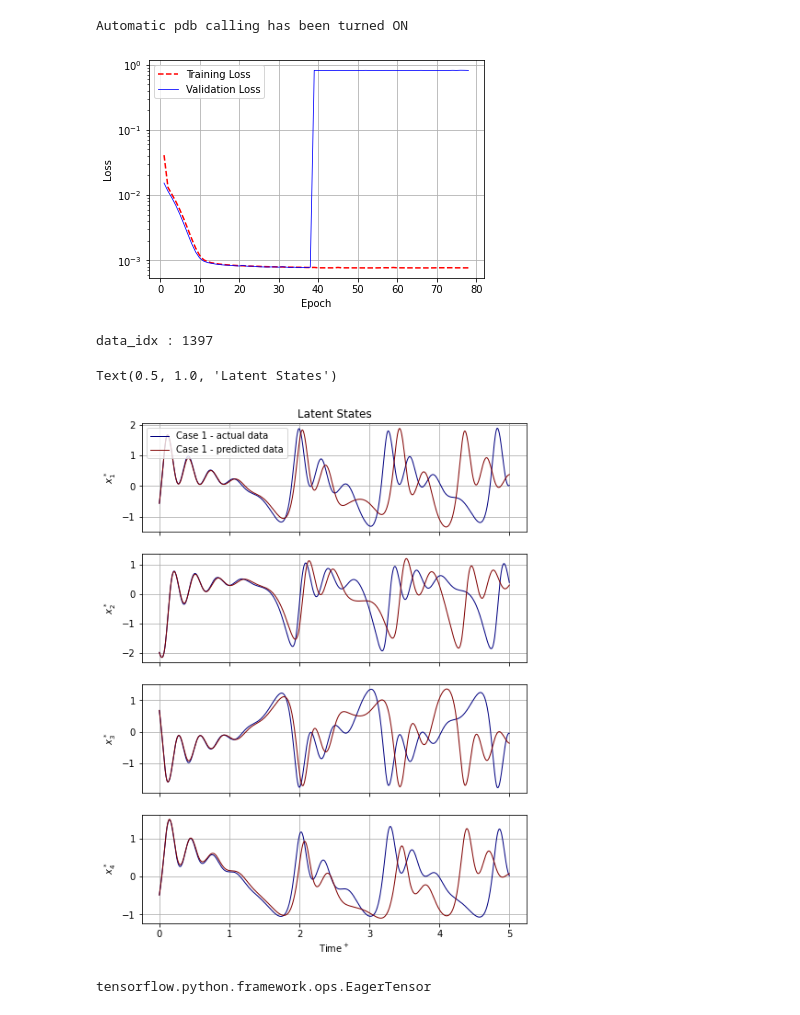
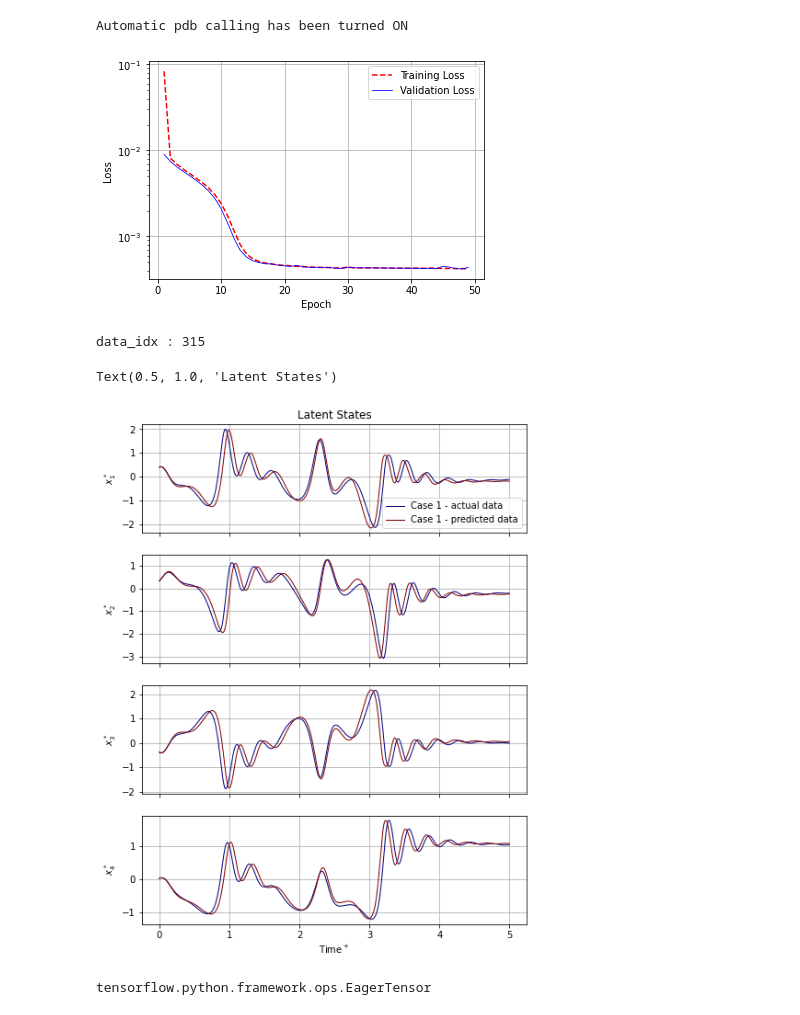
Before and after one commit to thisisrohan/MLROM, a Jupyter notebook: CDV/LoadingRNN-GRU-andTesting-AutoRegressiveMode.ipynb, the cells around one changed output. Drawn from its saved outputs; the diff is of its cells as text; code cells hidden in the pictures.

```diff
--- a/CDV/LoadingRNN-GRU-andTesting-AutoRegressiveMode.ipynb
+++ b/CDV/LoadingRNN-GRU-andTesting-AutoRegressiveMode.ipynb
@@ -121,7 +121,7 @@ if behaviour == 'initialiseAndTrainFromScratch':
     normalize_flag = params_dict['normalize_flag']
 else:
     # RNN directory
-    dir_name_rnn = os.getcwd()+'/saved_rnn/rnn_007'
+    dir_name_rnn = os.getcwd()+'/saved_rnn/rnn_008'
 
     # reading simulation parameters
     with open(dir_name_rnn + '/sim_data_AE_params.txt') as f:
@@ -457,7 +457,7 @@ fig, ax = plot_losses(
 # plt.savefig(dir_name_rnn+'{ds}plots{ds}loss_history.png'.format(ds=dir_sep), dpi=300, bbox_inches='tight')
 plt.show()
 # %% [output]
-[figure, old version]
+[figure, new version]
 # %%
 # data_idx = np.arange(testing_data_rnn_output.shape[0])
 # np.random.shuffle(data_idx)
@@ -534,7 +534,7 @@ data_out = eval(data_type+'_data_rnn_output')
 data_idx = np.arange(data_in.shape[0])
 np.random.shuffle(data_idx)
 data_idx = data_idx[0]
-data_idx = 1397
+# data_idx = 1397
 print('data_idx : {}'.format(data_idx))
 
 # data_in = data_in[data_idx]
@@ -578,35 +578,35 @@ for j in range(num_latent_states):
     ax[j].grid(True)
     ax[j].set_axisbelow(True)
 
 
 ax[-1].set_xlabel('Time$^+$')
 
 max_rows = 10
 max_rows = float(max_rows)
 ncols = int(np.ceil(len(boundary_idx_arr) / max_rows))
 # plt.figlegend(
 #     handles=mpl_ax_artist_list[0:n],
 #     # bbox_to_anchor=[1.1,0.85],
 #     loc=legend_loc,
 #     bbox_to_anchor=legend_bbox_to_anchor,
 #     ncol=ncols,
 #     markerscale=legend_markerscale
 # )
 ax[0].legend(
     # handles=mpl_ax_artist_list[0:n],
     # bbox_to_anchor=[1.1,0.85],
     loc='best',
     # bbox_to_anchor=legend_bbox_to_anchor,
     ncol=ncols,
     # markerscale=legend_markerscale
 )
 # fig.suptitle(r'Latent States', size=12)
 ax[0].set_title(r'Latent States', size=12)
 # plt.savefig('AR-GRU.png', dpi=300, bbox_inches='tight')
 # %% [output]
-data_idx : 1397
+data_idx : 315
 Text(0.5, 1.0, 'Latent States')
-[figure, old version]
+[figure, new version]
 # %%
 type(prediction)
 # %% [output]
```
Also changed, not shown: parts of 3 cells of this notebook, 9 other files.
